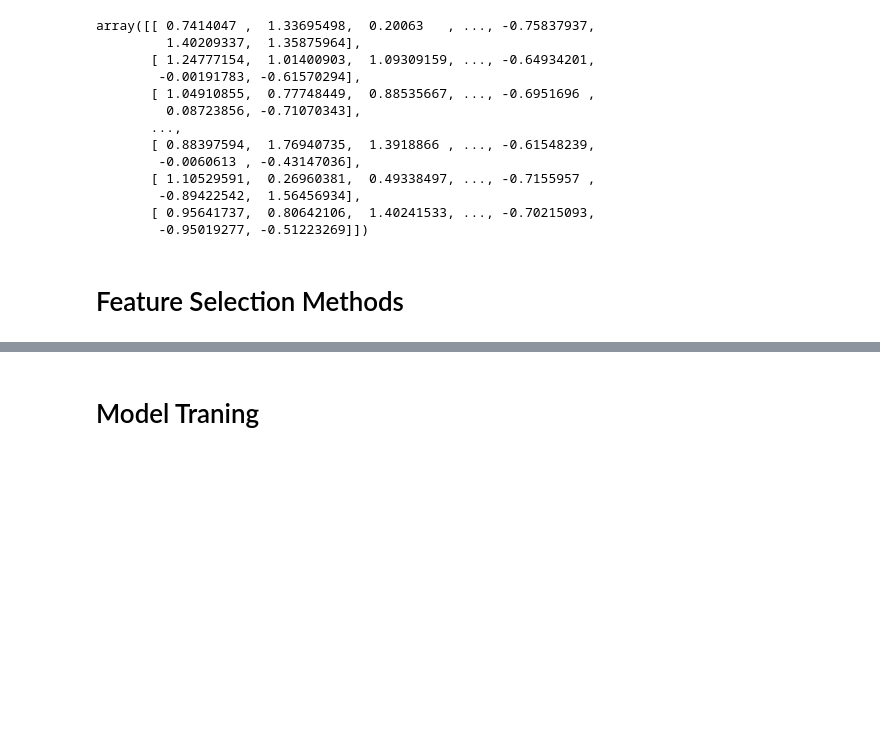
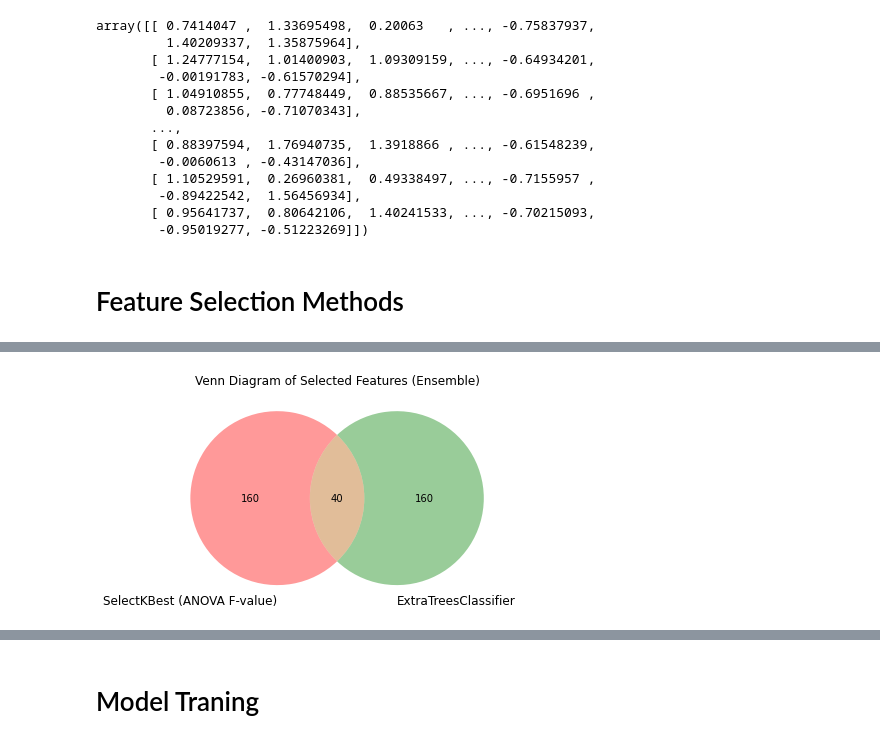
Before and after one commit to pritambera2000/BU_Bioinformatics, a Jupyter notebook: Notebooks/Cancer/Colorectal/colorectal_deg_feature_selection_lfc.ipynb, the cells around one changed output, grey strips where cells are left out. Drawn from its saved outputs; the diff is of its cells as text; code cells hidden in the pictures; blank space fills up the shorter version.

```diff
--- a/Notebooks/Cancer/Colorectal/colorectal_deg_feature_selection_lfc.ipynb
+++ b/Notebooks/Cancer/Colorectal/colorectal_deg_feature_selection_lfc.ipynb
@@ -191,0 +293,17 @@ len(selected_features_ensemble)
+# %%
+import matplotlib_venn as venn
+
+# Convert the selected features to sets
+set_f_classif = set(selected_features_f_classif)
+set_etc = set(selected_features_etc)
+
+# Create the Venn diagram
+venn.venn2([set_f_classif, set_etc], set_labels=('SelectKBest (ANOVA F-value)', 'ExtraTreesClassifier'))
+
+# Add a title
+plt.title('Venn Diagram of Selected Features (Ensemble)')
+
+# Show the plot
+plt.show()
+# %% [output]
+[figure, added]
```
Also changed, not shown: parts of 26 cells of this notebook.
